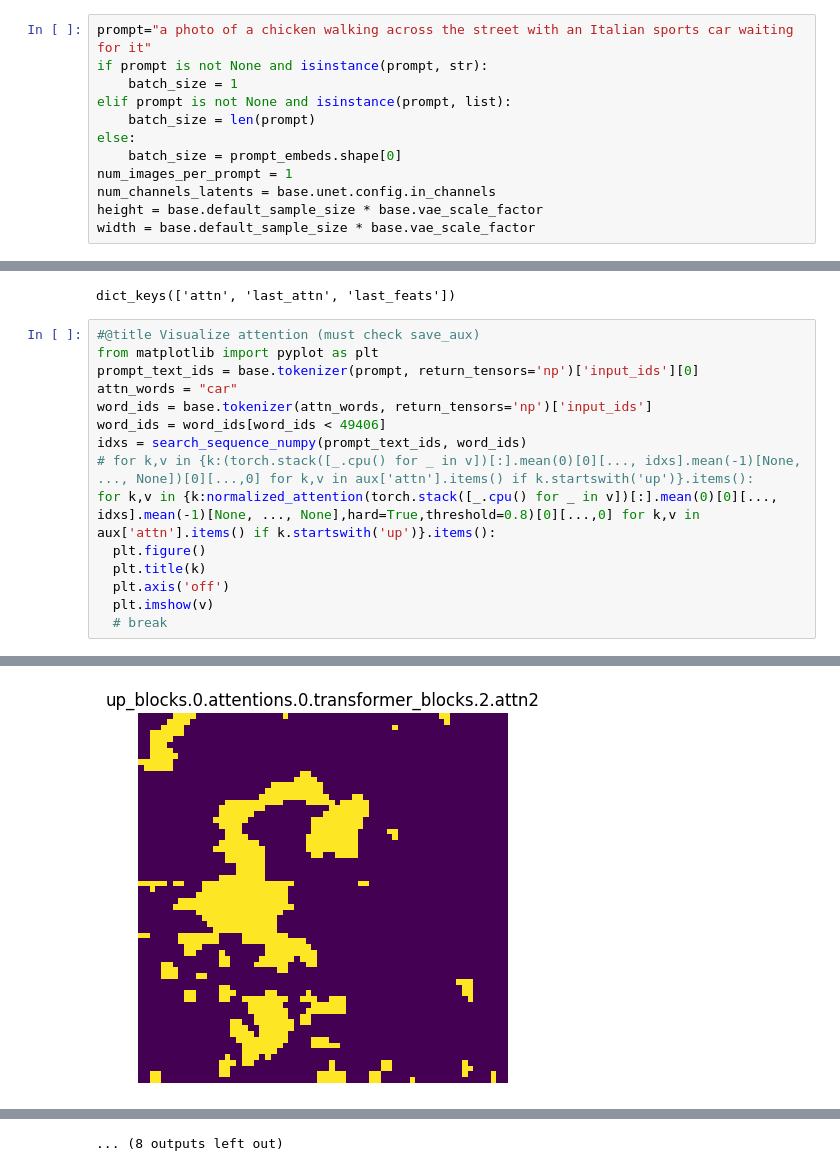
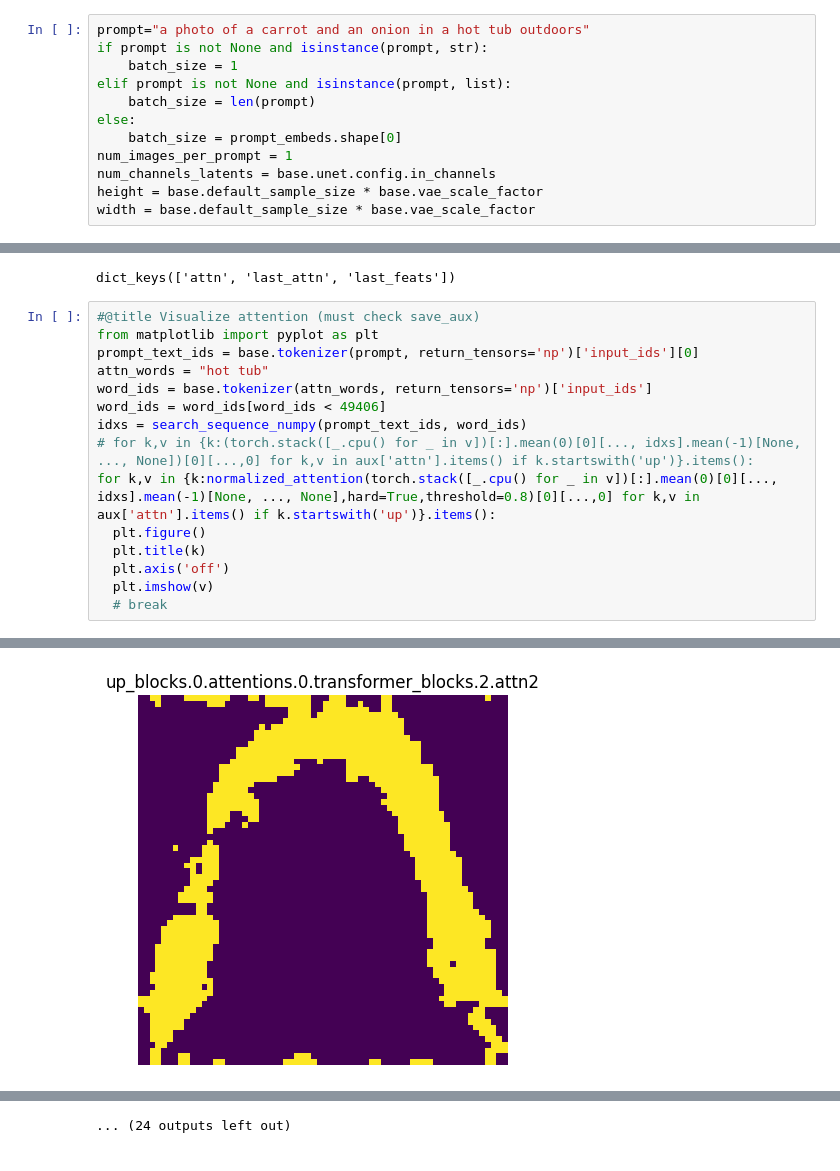
Before and after one commit to Palandr123/ML-project, a Jupyter notebook: Demo.ipynb, the cells around one changed output, grey strips where cells are left out. Saved outputs shown, nothing was run; the diff lists cells and outputs as text.

```diff
--- a/Demo.ipynb
+++ b/Demo.ipynb
@@ -315,5 +331,5 @@ attn_greenlist
 # %%
-prompt="a photo of a chicken walking across the street with an Italian sports car waiting for it"
+prompt="a photo of a carrot and an onion in a hot tub outdoors"
 if prompt is not None and isinstance(prompt, str):
     batch_size = 1
 elif prompt is not None and isinstance(prompt, list):
@@ -422,7 +440,7 @@ dict_keys(['attn', 'last_attn', 'last_feats'])
 #@title Visualize attention (must check save_aux)
 from matplotlib import pyplot as plt
 prompt_text_ids = base.tokenizer(prompt, return_tensors='np')['input_ids'][0]
-attn_words = "car"
+attn_words = "hot tub"
 word_ids = base.tokenizer(attn_words, return_tensors='np')['input_ids']
 word_ids = word_ids[word_ids < 49406]
 idxs = search_sequence_numpy(prompt_text_ids, word_ids)
@@ -439 +457 @@ for k,v in {k:normalized_attention(torch.stack([_.cpu() for _ in v])[:].mean(0)[
-[figure, old version]
+[figure, new version]
@@ -449 +467 @@ for k,v in {k:normalized_attention(torch.stack([_.cpu() for _ in v])[:].mean(0)[
-... (8 outputs left out)
+... (24 outputs left out)
```
Also changed, not shown: parts of 6 cells of this notebook.
